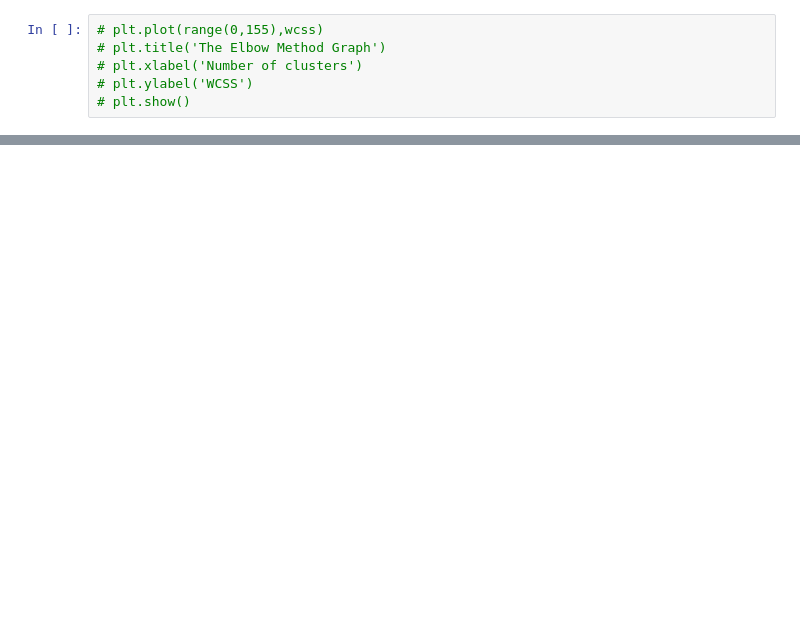
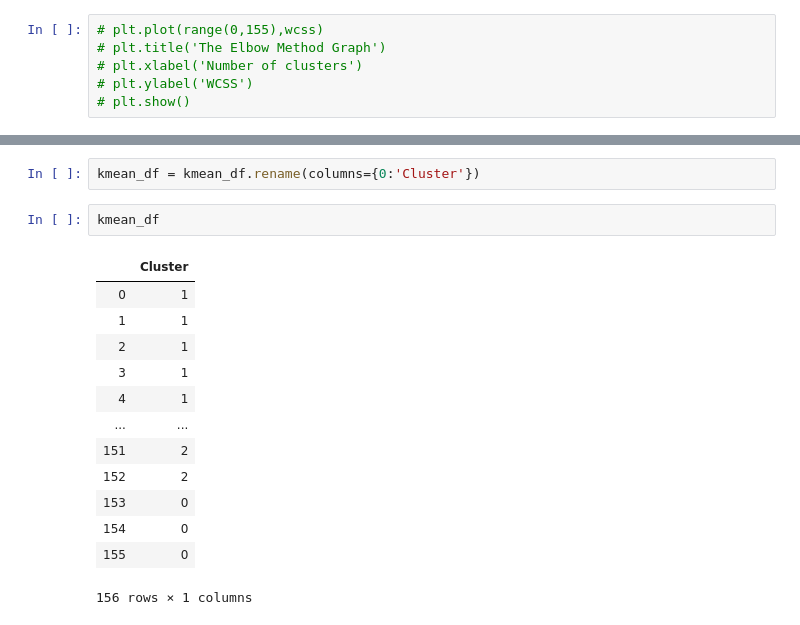
Before and after one commit to anishaa95/Happiness_Index_Final_Project, a Jupyter notebook: kmeans_test.ipynb, the cells around one changed output, grey strips where cells are left out. Drawn from its saved outputs; the diff is of its cells as text; blank space fills up the shorter version.

```diff
--- a/kmeans_test.ipynb
+++ b/kmeans_test.ipynb
@@ -111,0 +160,18 @@ plt.show()
+# %%
+kmean_df = kmean_df.rename(columns={0:'Cluster'})
+# %%
+kmean_df
+# %% [output]
+|  | Cluster |
+| 0 | 1 |
+| 1 | 1 |
+| 2 | 1 |
+| 3 | 1 |
+| 4 | 1 |
+| ... | ... |
+| 151 | 2 |
+| 152 | 2 |
+| 153 | 0 |
+| 154 | 0 |
+| 155 | 0 |
+156 rows × 1 columns
```
Also changed, not shown: parts of 17 cells of this notebook, 1 other file.
